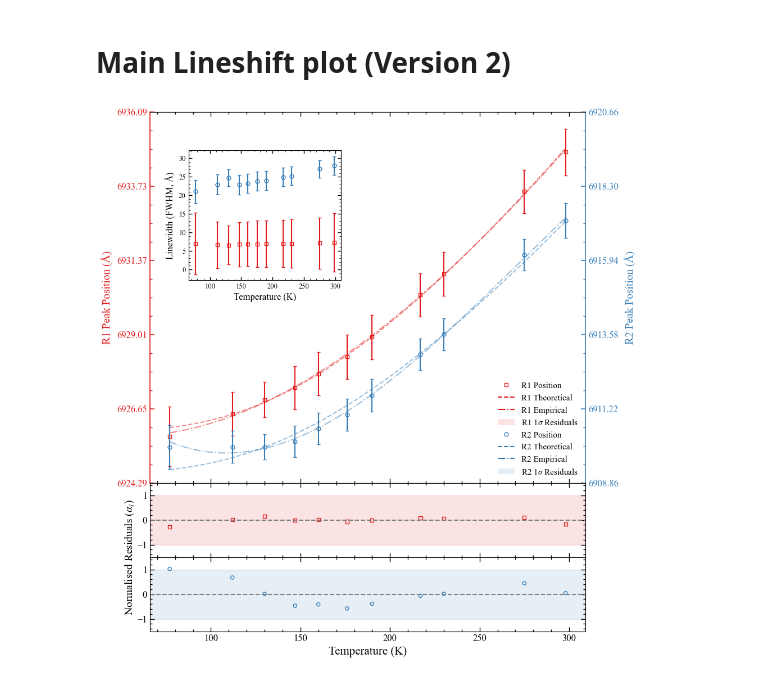
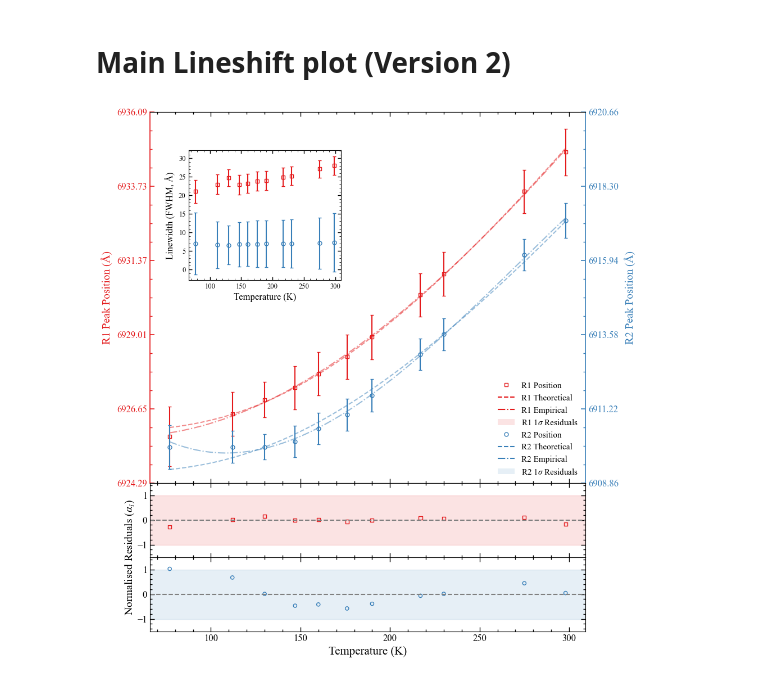
Before and after one commit to Sebastian426/Advanced-Lab-Code, a Jupyter notebook: Ocean_Optics_Specto/Ocean_Opt_V3_(Lineshift_Plot).ipynb, the cells around one changed output. Saved outputs shown, nothing was run; the diff lists cells and outputs as text; code cells hidden in the pictures.

```diff
--- a/Ocean_Optics_Specto/Ocean_Opt_V3_(Lineshift_Plot).ipynb
+++ b/Ocean_Optics_Specto/Ocean_Opt_V3_(Lineshift_Plot).ipynb
@@ -887,10 +887,14 @@ ax_main_right.spines['left'].set_visible(False)
 #Inset Plot
 #####################
 
-for data in range(len(y_data_linewidth)):
-    ax_inset.errorbar(temperatures, y_data_linewidth[data], yerr = y_errors_linewidth[data],
-                      color = marker_colours[data], marker = marker_shapes[data],
-                      linestyle = "none", markersize = 5, markerfacecolor="none", capsize = 2)
+
+ax_inset.errorbar(temperatures, y_data_linewidth[1], yerr = y_errors_linewidth[1],
+                  color = marker_colours[0], marker = marker_shapes[0],
+                  linestyle = "none", markersize = 5, markerfacecolor="none", capsize = 2)
+
+ax_inset.errorbar(temperatures, y_data_linewidth[0], yerr = y_errors_linewidth[0],
+                  color = marker_colours[1], marker = marker_shapes[1],
+                  linestyle = "none", markersize = 5, markerfacecolor="none", capsize = 2)
 
 ax_inset.set_ylabel(r"Linewidth (FWHM, Å)", fontsize = 12)
 ax_inset.set_xlabel("Temperature (K)", fontsize = 12)
@@ -933,31 +937,31 @@ for ax, data in zip([ax_res1, ax_res2], range(len(y_data))):
         -1, 1,
         color=marker_colours[data],
         alpha=0.12,
         zorder=0
     )
 
     ax.axhline(0, color="grey", linestyle="--")
 
     ax.set_ylim([-1.5, 1.5])
 
 ax_res2.set_xlabel("Temperature (K)")
 
 fig.text(
     0.09, y_mid,
     r"Normalised Residuals ($\alpha_i$)",
     rotation=90,
     va='center',
     ha='center'
 )
 
 ########################
 # SAVE
 ########################
 
 plt.savefig(pc_savepath_lineshiftV2,
             bbox_inches='tight',
             dpi=150)
 
 plt.show()
 # %% [output]
-[figure, old version]
+[figure, new version]
```
Also changed, not shown: 2 other files.
